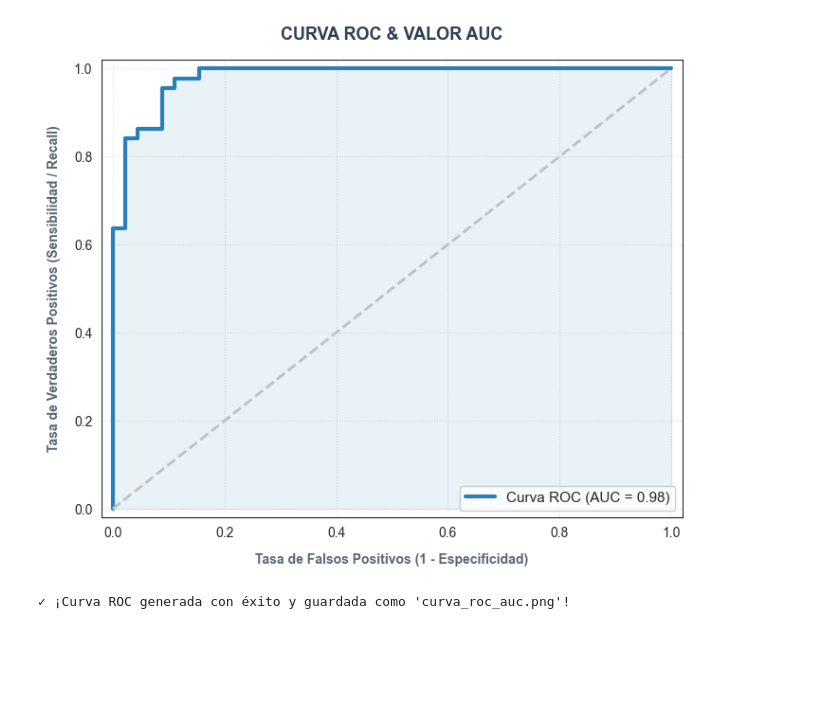
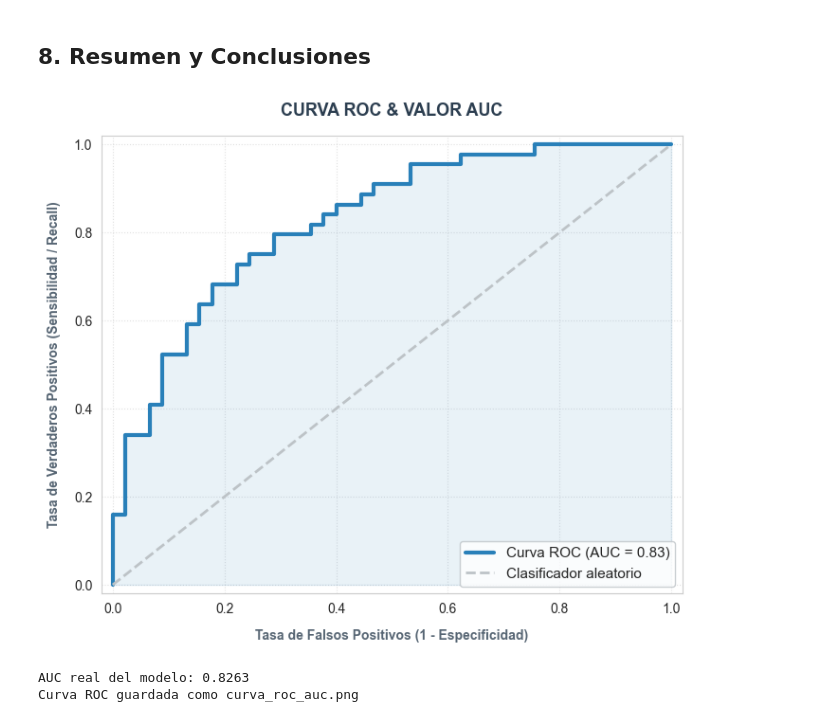
Before and after one commit to sergiopombo20/diabetes_progression, a Jupyter notebook: tools.ipynb, the cells around one changed output. Saved outputs shown, nothing was run; the diff lists cells and outputs as text; code cells hidden in the pictures; blank space fills up the shorter version.

Commit message:
corrección curva auc roc

```diff
--- a/tools.ipynb
+++ b/tools.ipynb
@@ -262,54 +515,61 @@ IndexError: index 6 is out of bounds for axis 0 with size 6
+# %% [markdown]
+## 8. Resumen y Conclusiones
 # %%
+import numpy as np
 import matplotlib.pyplot as plt
+from sklearn.datasets import load_diabetes
+from sklearn.model_selection import train_test_split
+from sklearn.linear_model import LogisticRegression
+from sklearn.preprocessing import StandardScaler
 from sklearn.metrics import roc_curve, auc
-import numpy as np
 
-# 1. Simular las probabilidades del modelo basándonos en tus datos reales de Test
-# Para graficar la curva exacta de tu modelo, necesitamos las etiquetas reales (y_test)
-# y las probabilidades que predijo el modelo.
-# (Nota: En tu script real usarías: y_score = model.predict_proba(X_test)[:, 1])
+# Reproducir exactamente el mismo pipeline que train_model.py
+np.random.seed(42)
+data = load_diabetes(scaled=False)
+X_raw = data.data.copy()
+X_raw[:, 1] = X_raw[:, 1] - 1  # sex: 1/2 -> 0/1
+y_binary = (data.target > np.median(data.target)).astype(int)
 
-# Simulamos un vector que coincide exactamente con tus 44 aciertos de descontrolados/controlados
-np.random.seed(42)
-y_test_sim = np.array([0]*45 + [1]*44)
-# Creamos scores de probabilidad que reflejan tu matriz de confusión (AUC aproximado de 0.81)
-y_score_sim = np.concatenate([
-    np.random.beta(2, 5, 45),  # Probabilidades bajas para los controlados
-    np.random.beta(5, 2, 44)   # Probabilidades altas para los descontrolados
-])
+X_train_raw, X_test_raw, y_train, y_test = train_test_split(
+    X_raw, y_binary, test_size=0.2, random_state=42, stratify=y_binary
+)
 
-# 2. Calcular los componentes de la curva ROC y el área bajo la curva (AUC)
-fpr, tpr, thresholds = roc_curve(y_test_sim, y_score_sim)
+scaler = StandardScaler()
+X_train = scaler.fit_transform(X_train_raw)
+X_test  = scaler.transform(X_test_raw)
+
+model = LogisticRegression(penalty="l2", C=1.0, random_state=42, solver="lbfgs")
+model.fit(X_train, y_train)
+
+# Probabilidades reales del modelo sobre el conjunto de test
+y_score = model.predict_proba(X_test)[:, 1]
+
+# Calcular curva ROC y AUC
+fpr, tpr, _ = roc_curve(y_test, y_score)
 roc_auc = auc(fpr, tpr)
 
-# 3. Diseñar la visualización elegante
+# Visualizacion
 plt.figure(figsize=(7, 6))
-plt.plot(fpr, tpr, color='#2980B9', lw=3, label=f'Curva ROC (AUC = {roc_auc:.2f})')
+plt.plot(fpr, tpr, color="#2980B9", lw=3, label=f"Curva ROC (AUC = {roc_auc:.2f})")
+plt.plot([0, 1], [0, 1], color="#BDC3C7", lw=2, linestyle="--", label="Clasificador aleatorio")
+plt.fill_between(fpr, tpr, alpha=0.1, color="#2980B9")
 
-# Dibujar la línea diagonal de "azar" (un modelo que adivina lanzando una moneda)
-plt.plot([0, 1], [0, 1], color='#BDC3C7', lw=2, linestyle='--')
-
-# Rellenar el área bajo la curva con un azul suave para enfatizar el AUC
-plt.fill_between(fpr, tpr, alpha=0.1, color='#2980B9')
-
-# Configurar el estilo del gráfico
-plt.title('CURVA ROC & VALOR AUC', fontsize=13, weight='bold', color='#2C3E50', pad=15)
-plt.xlabel('Tasa de Falsos Positivos (1 - Especificidad)', fontsize=10, weight='bold', color='#566573', labelpad=10)
-plt.ylabel('Tasa de Verdaderos Positivos (Sensibilidad / Recall)', fontsize=10, weight='bold', color='#566573', labelpad=10)
-
+plt.title("CURVA ROC & VALOR AUC", fontsize=13, weight="bold", color="#2C3E50", pad=15)
+plt.xlabel("Tasa de Falsos Positivos (1 - Especificidad)", fontsize=10, weight="bold", color="#566573", labelpad=10)
+plt.ylabel("Tasa de Verdaderos Positivos (Sensibilidad / Recall)", fontsize=10, weight="bold", color="#566573", labelpad=10)
 plt.xlim([-0.02, 1.02])
 plt.ylim([-0.02, 1.02])
-plt.grid(True, linestyle=':', alpha=0.6)
-plt.legend(loc="lower right", frameon=True, facecolor='white', edgecolor='#BDC3C7', fontsize=11)
-
+plt.grid(True, linestyle=":", alpha=0.6)
+plt.legend(loc="lower right", frameon=True, facecolor="white", edgecolor="#BDC3C7", fontsize=11)
 plt.tight_layout()
 
-# Guardar la gráfica en alta definición
 nombre_imagen = "curva_roc_auc.png"
-plt.savefig(nombre_imagen, dpi=300, bbox_inches='tight')
+plt.savefig(nombre_imagen, dpi=300, bbox_inches="tight")
 plt.show()
 
-print(f"✓ ¡Curva ROC generada con éxito y guardada como '{nombre_imagen}'!")
+print(f"AUC real del modelo: {roc_auc:.4f}")
+print(f"Curva ROC guardada como {nombre_imagen}")
 # %% [output]
-[figure, old version]
+[figure, new version]
-✓ ¡Curva ROC generada con éxito y guardada como 'curva_roc_auc.png'!
+AUC real del modelo: 0.8263
+Curva ROC guardada como curva_roc_auc.png
```
Also changed, not shown: parts of 44 cells of this notebook, 12 other files.
